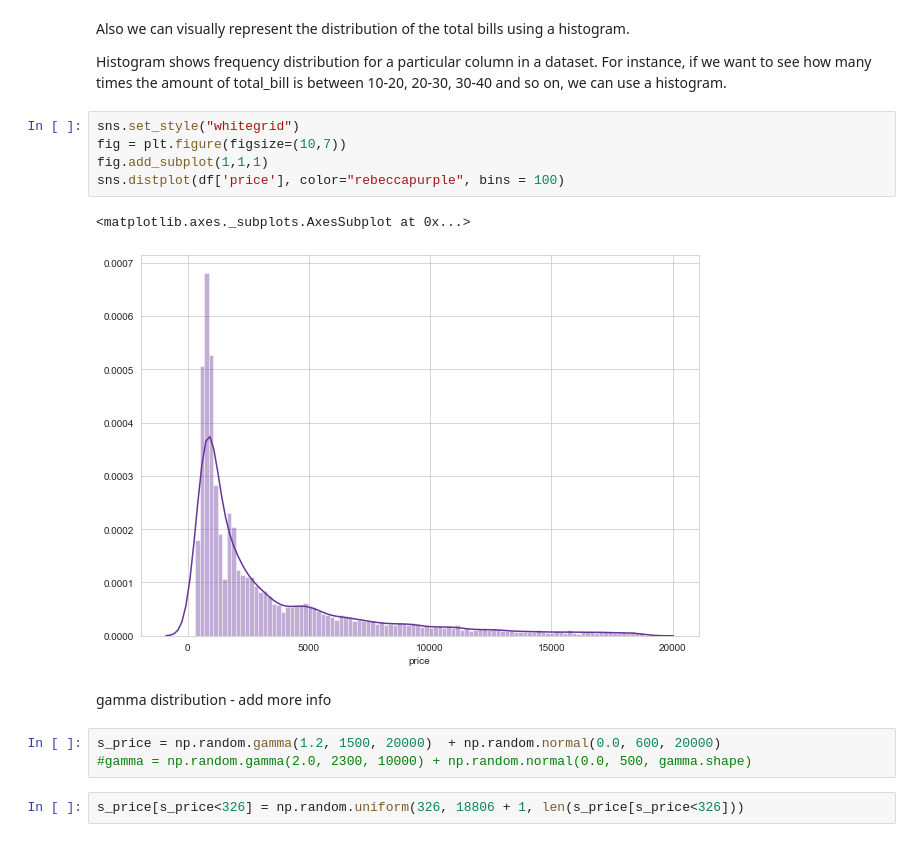
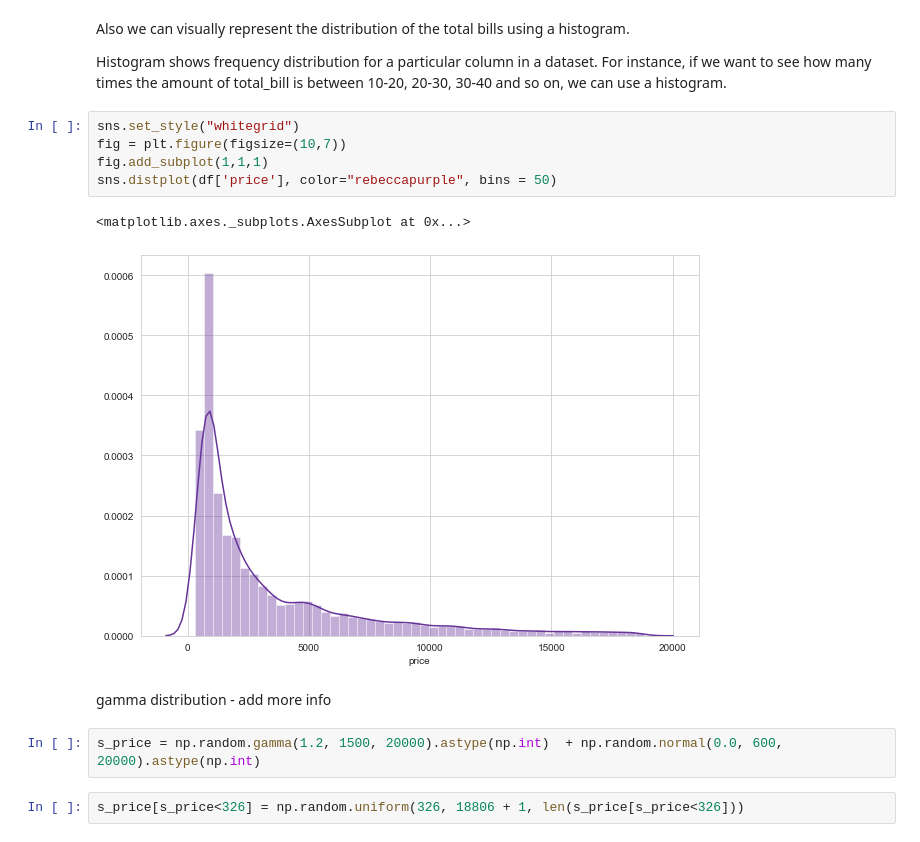
Before and after one commit to JuliaMal/ProgDA_Project2, a Jupyter notebook: Project2.ipynb, the cells around one changed output. Cells and saved outputs as stored; diff of their text form.

```diff
--- a/Project2.ipynb
+++ b/Project2.ipynb
@@ -93,16 +96,15 @@ Histogram shows frequency distribution for a particular column in a dataset. For
 # %%
 sns.set_style("whitegrid")
 fig = plt.figure(figsize=(10,7))
 fig.add_subplot(1,1,1)
-sns.distplot(df['price'], color="rebeccapurple", bins = 100)
+sns.distplot(df['price'], color="rebeccapurple", bins = 50)
 # %% [output]
 <matplotlib.axes._subplots.AxesSubplot at 0x...>
-[figure, old version]
+[figure, new version]
 # %% [markdown]
 gamma distribution - add more info
 # %%
-s_price = np.random.gamma(1.2, 1500, 20000)  + np.random.normal(0.0, 600, 20000)
-#gamma = np.random.gamma(2.0, 2300, 10000) + np.random.normal(0.0, 500, gamma.shape)
+s_price = np.random.gamma(1.2, 1500, 20000).astype(np.int)  + np.random.normal(0.0, 600, 20000).astype(np.int)
 # %%
 s_price[s_price<326] = np.random.uniform(326, 18806 + 1, len(s_price[s_price<326]))
 # %%
```
Also changed, not shown: parts of 62 cells of this notebook, 2 other files.
